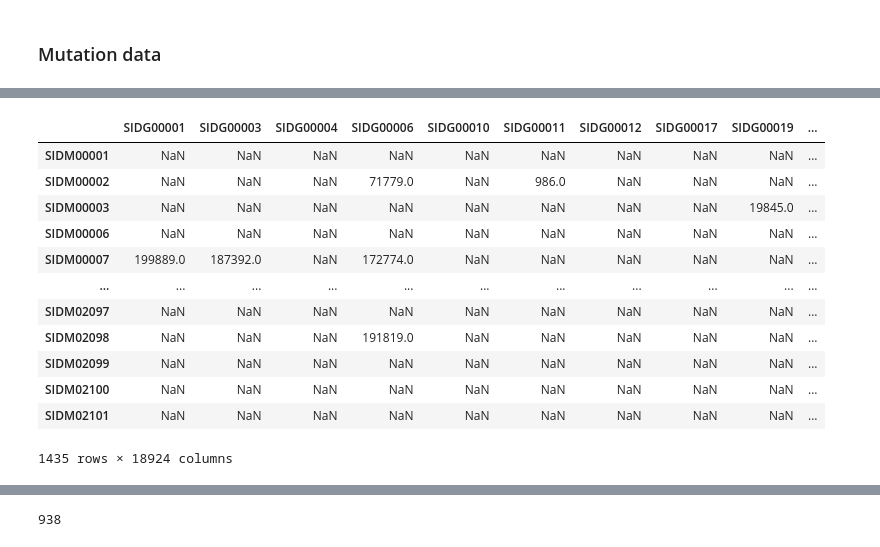
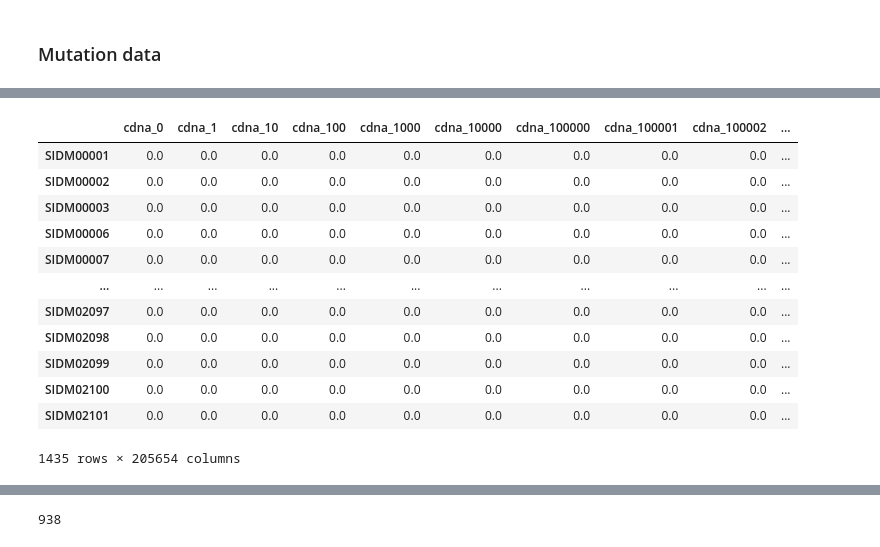
Before and after one commit to Surabhivj/PatStrat-Personalized-Health-Technologies-Conference-2024, a Jupyter notebook: GDSC_data_prep.ipynb, the cells around one changed output, grey strips where cells are left out. Saved outputs shown, nothing was run; the diff lists cells and outputs as text; code cells hidden in the pictures.

```diff
--- a/GDSC_data_prep.ipynb
+++ b/GDSC_data_prep.ipynb
@@ -98,5 +98,5 @@ prot
 # %% [markdown]
 ### Mutation data
 # %%
-mut = pd.read_csv('/Users/SJp/Documents/PatStrat_poster/PatStrat-Personalized-Health-Technologies-Conference-2024/data/mutations_all_20230202.csv')
+mut = pd.read_csv('data/mutations_all_20230202.csv')
 # %%
@@ -156,30 +162,33 @@ rna_mutation
 # %%
-cdna_mutation = mut[['gene_id', 'model_id','cdna_mutation']]
+cdna_mutation = mut[['model_id','cdna_mutation']]
 cdna_mutation = cdna_mutation[cdna_mutation['cdna_mutation'] != '-']
-cdna_mutation = cdna_mutation[cdna_mutation['cdna_mutation'] != 'c.?']
+cdna_mutation = cdna_mutation[cdna_mutation['cdna_mutation'] != 'p.?']
 label_encoder = LabelEncoder()
 cdna_mutation['mutation_id'] = label_encoder.fit_transform(cdna_mutation['cdna_mutation'])
-cdna_mutation.to_csv("data/rna_mutation.csv")
-cdna_mutation = cdna_mutation[['gene_id', 'model_id','mutation_id']]
-cdna_mutation = cdna_mutation.pivot_table(index='gene_id', columns='model_id', values='mutation_id')
+cdna_mutation['mutation_id'] = 'cdna_' + cdna_mutation['mutation_id'].astype(str)
+cdna_mutation.to_csv("data/cdna_mutation.csv")
+cdna_mutation['score'] = 1
+cdna_mutation.reset_index(inplace=True, drop=True)
+cdna_mutation = cdna_mutation[['model_id','mutation_id','score']]
+cdna_mutation = cdna_mutation.pivot_table(index='model_id', columns='mutation_id', values='score')
 cdna_mutation.columns = list(cdna_mutation.columns)
 cdna_mutation.index = list(cdna_mutation.index)
-cdna_mutation = cdna_mutation.transpose()
+cdna_mutation = cdna_mutation.fillna(0)
 cdna_mutation
 # %% [output]
-|  | SIDG00001 | SIDG00003 | SIDG00004 | SIDG00006 | SIDG00010 | SIDG00011 | SIDG00012 | SIDG00017 | SIDG00019 | ... |
-| SIDM00001 | NaN | NaN | NaN | NaN | NaN | NaN | NaN | NaN | NaN | ... |
-| SIDM00002 | NaN | NaN | NaN | 71779.0 | NaN | 986.0 | NaN | NaN | NaN | ... |
-| SIDM00003 | NaN | NaN | NaN | NaN | NaN | NaN | NaN | NaN | 19845.0 | ... |
-| SIDM00006 | NaN | NaN | NaN | NaN | NaN | NaN | NaN | NaN | NaN | ... |
-| SIDM00007 | 199889.0 | 187392.0 | NaN | 172774.0 | NaN | NaN | NaN | NaN | NaN | ... |
+|  | cdna_0 | cdna_1 | cdna_10 | cdna_100 | cdna_1000 | cdna_10000 | cdna_100000 | cdna_100001 | cdna_100002 | ... |
+| SIDM00001 | 0.0 | 0.0 | 0.0 | 0.0 | 0.0 | 0.0 | 0.0 | 0.0 | 0.0 | ... |
+| SIDM00002 | 0.0 | 0.0 | 0.0 | 0.0 | 0.0 | 0.0 | 0.0 | 0.0 | 0.0 | ... |
+| SIDM00003 | 0.0 | 0.0 | 0.0 | 0.0 | 0.0 | 0.0 | 0.0 | 0.0 | 0.0 | ... |
+| SIDM00006 | 0.0 | 0.0 | 0.0 | 0.0 | 0.0 | 0.0 | 0.0 | 0.0 | 0.0 | ... |
+| SIDM00007 | 0.0 | 0.0 | 0.0 | 0.0 | 0.0 | 0.0 | 0.0 | 0.0 | 0.0 | ... |
 | ... | ... | ... | ... | ... | ... | ... | ... | ... | ... | ... |
-| SIDM02097 | NaN | NaN | NaN | NaN | NaN | NaN | NaN | NaN | NaN | ... |
-| SIDM02098 | NaN | NaN | NaN | 191819.0 | NaN | NaN | NaN | NaN | NaN | ... |
-| SIDM02099 | NaN | NaN | NaN | NaN | NaN | NaN | NaN | NaN | NaN | ... |
-| SIDM02100 | NaN | NaN | NaN | NaN | NaN | NaN | NaN | NaN | NaN | ... |
-| SIDM02101 | NaN | NaN | NaN | NaN | NaN | NaN | NaN | NaN | NaN | ... |
+| SIDM02097 | 0.0 | 0.0 | 0.0 | 0.0 | 0.0 | 0.0 | 0.0 | 0.0 | 0.0 | ... |
+| SIDM02098 | 0.0 | 0.0 | 0.0 | 0.0 | 0.0 | 0.0 | 0.0 | 0.0 | 0.0 | ... |
+| SIDM02099 | 0.0 | 0.0 | 0.0 | 0.0 | 0.0 | 0.0 | 0.0 | 0.0 | 0.0 | ... |
+| SIDM02100 | 0.0 | 0.0 | 0.0 | 0.0 | 0.0 | 0.0 | 0.0 | 0.0 | 0.0 | ... |
+| SIDM02101 | 0.0 | 0.0 | 0.0 | 0.0 | 0.0 | 0.0 | 0.0 | 0.0 | 0.0 | ... |
-1435 rows × 18924 columns
+1435 rows × 205654 columns
 # %%
 vaf = mut[['gene_id', 'model_id','vaf']]
 vaf = vaf[vaf['vaf'] != '-']
```
Also changed, not shown: parts of 11 cells of this notebook, 2 other files.
